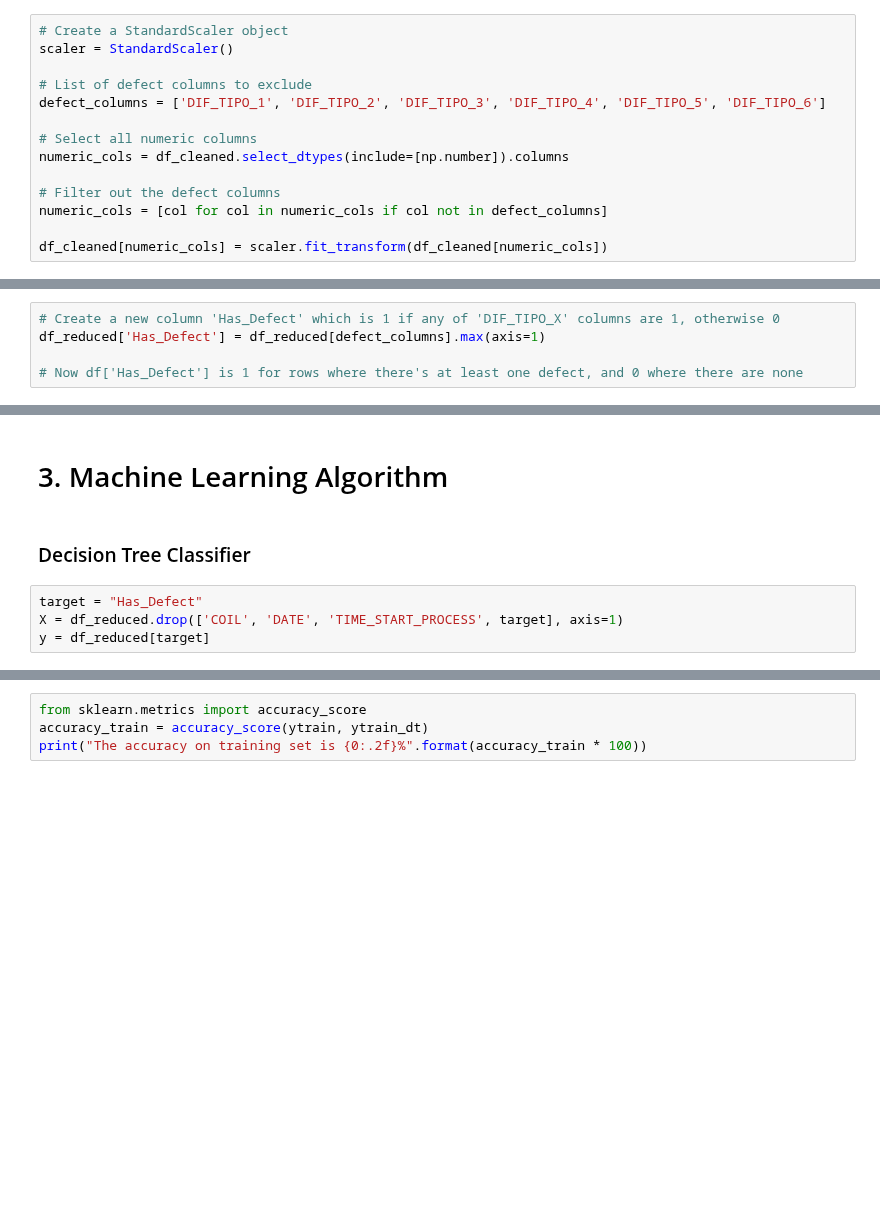
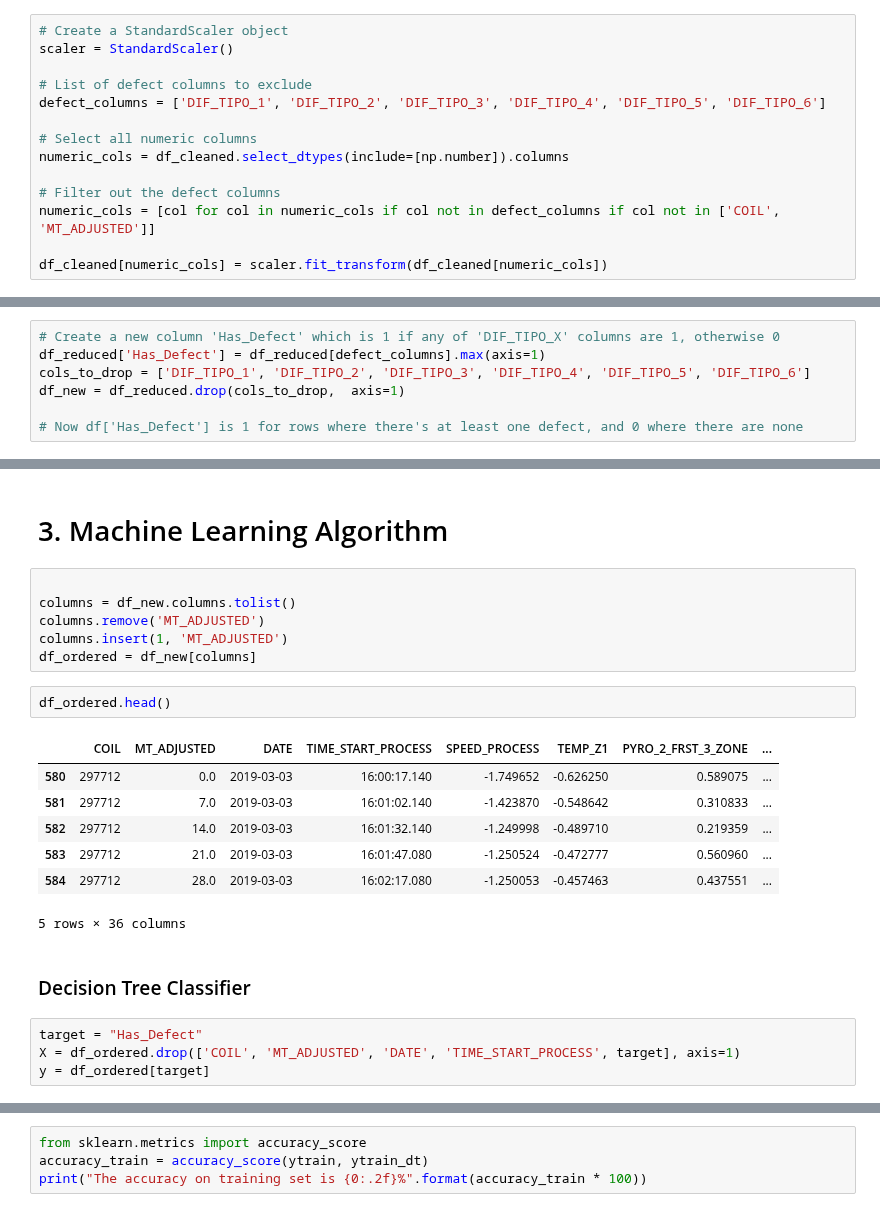
Before and after one commit to simoneassirelli/Machine-Learning-Fieldwork---G3, a Jupyter notebook: code.ipynb, the cells around one changed output, grey strips where cells are left out. Drawn from its saved outputs; the diff is of its cells as text; blank space fills up the shorter version.

```diff
--- a/code.ipynb
+++ b/code.ipynb
@@ -245,7 +245,7 @@ defect_columns = ['DIF_TIPO_1', 'DIF_TIPO_2', 'DIF_TIPO_3', 'DIF_TIPO_4', 'DIF_T
 numeric_cols = df_cleaned.select_dtypes(include=[np.number]).columns
 
 # Filter out the defect columns
-numeric_cols = [col for col in numeric_cols if col not in defect_columns]
+numeric_cols = [col for col in numeric_cols if col not in defect_columns if col not in ['COIL', 'MT_ADJUSTED']]
 
 df_cleaned[numeric_cols] = scaler.fit_transform(df_cleaned[numeric_cols])
 # %% [markdown]
@@ -303,6 +303,8 @@ print(prod_columns)
 # %%
 # Create a new column 'Has_Defect' which is 1 if any of 'DIF_TIPO_X' columns are 1, otherwise 0
 df_reduced['Has_Defect'] = df_reduced[defect_columns].max(axis=1)
+cols_to_drop = ['DIF_TIPO_1', 'DIF_TIPO_2', 'DIF_TIPO_3', 'DIF_TIPO_4', 'DIF_TIPO_5', 'DIF_TIPO_6']
+df_new = df_reduced.drop(cols_to_drop,  axis=1)
 
 # Now df['Has_Defect'] is 1 for rows where there's at least one defect, and 0 where there are none
 # %% [markdown]
@@ -332,12 +334,28 @@ plt.show()
 [figure]
 # %% [markdown]
 # 3. Machine Learning Algorithm
+# %%
+
+columns = df_new.columns.tolist()
+columns.remove('MT_ADJUSTED')
+columns.insert(1, 'MT_ADJUSTED')
+df_ordered = df_new[columns]
+# %%
+df_ordered.head()
+# %% [output]
+|  | COIL | MT_ADJUSTED | DATE | TIME_START_PROCESS | SPEED_PROCESS | TEMP_Z1 | PYRO_2_FRST_3_ZONE | ... |
+| 580 | 297712 | 0.0 | 2019-03-03 | 16:00:17.140 | -1.749652 | -0.626250 | 0.589075 | ... |
+| 581 | 297712 | 7.0 | 2019-03-03 | 16:01:02.140 | -1.423870 | -0.548642 | 0.310833 | ... |
+| 582 | 297712 | 14.0 | 2019-03-03 | 16:01:32.140 | -1.249998 | -0.489710 | 0.219359 | ... |
+| 583 | 297712 | 21.0 | 2019-03-03 | 16:01:47.080 | -1.250524 | -0.472777 | 0.560960 | ... |
+| 584 | 297712 | 28.0 | 2019-03-03 | 16:02:17.080 | -1.250053 | -0.457463 | 0.437551 | ... |
+5 rows × 36 columns
 # %% [markdown]
 ### Decision Tree Classifier
 # %%
 target = "Has_Defect"
-X = df_reduced.drop(['COIL', 'DATE', 'TIME_START_PROCESS', target], axis=1)
-y = df_reduced[target]
+X = df_ordered.drop(['COIL', 'MT_ADJUSTED', 'DATE', 'TIME_START_PROCESS', target], axis=1)
+y = df_ordered[target]
 # %%
 from sklearn.model_selection import train_test_split
 
```
Also changed, not shown: parts of 5 cells of this notebook.
